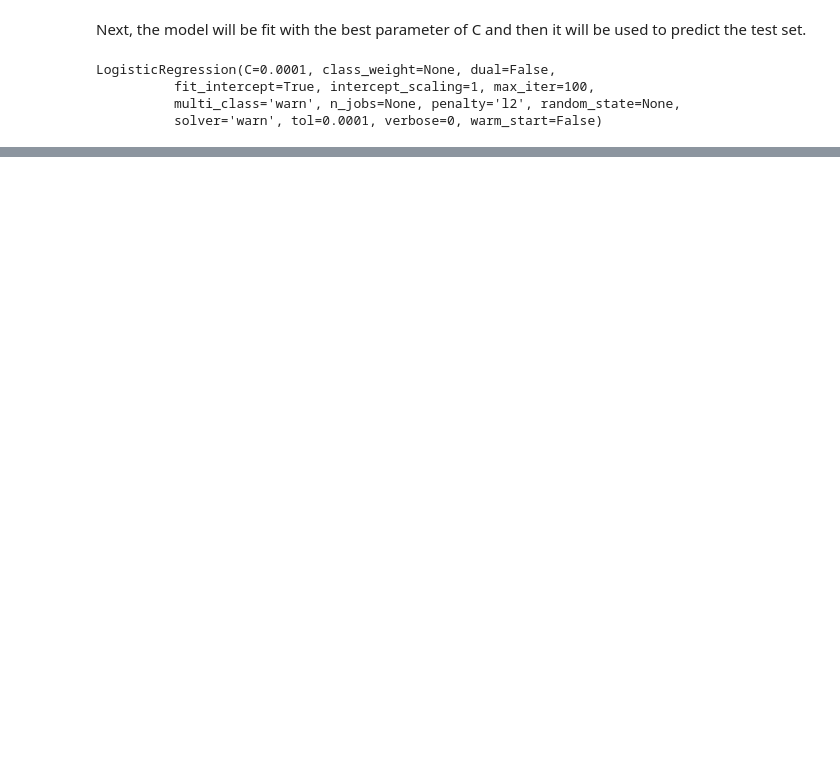
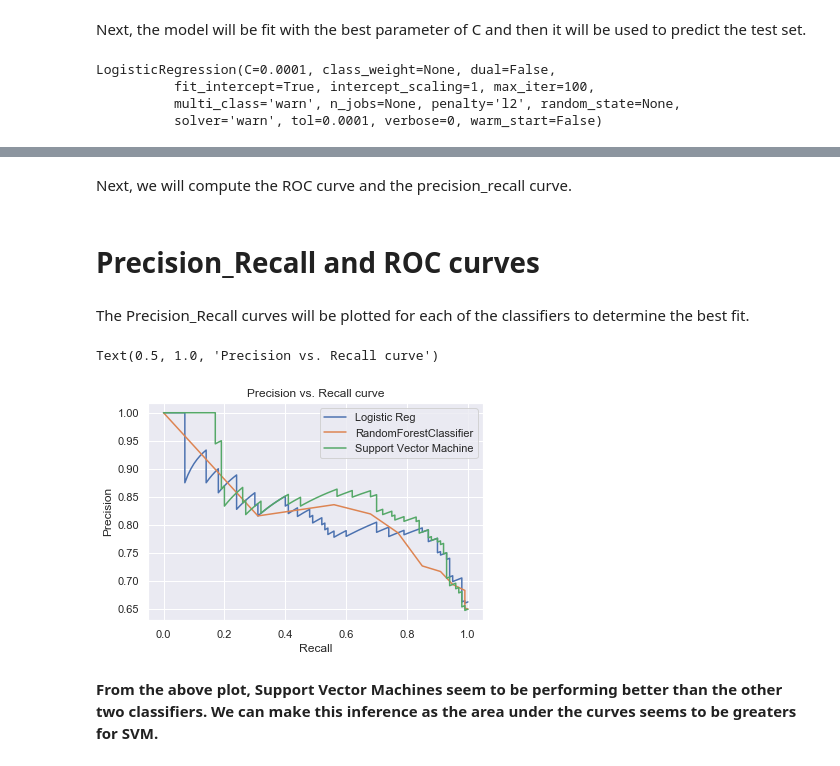
Before and after one commit to adjakka/Capstone_Projects, a Jupyter notebook: Springboard_Capstone_Project_1/Machine_Learning_steps.ipynb, the cells around one changed output, grey strips where cells are left out. Cells and saved outputs as stored; diff of their text form; code cells hidden in the pictures; blank space fills up the shorter version.

```diff
--- a/Springboard_Capstone_Project_1/Machine_Learning_steps.ipynb
+++ b/Springboard_Capstone_Project_1/Machine_Learning_steps.ipynb
@@ -362,0 +273,4 @@ Hyper parameter tuning will be performed to determing the best value of "C".
+# %%
+Xtrain, Xtest, ytrain, ytest = train_test_split(X_set_scale, y, random_state=42, test_size=0.25)
+# %%
+clf_log.fit(Xtrain, ytrain)
@@ -399,6 +326,8 @@ LogisticRegression(C=0.0001, class_weight=None, dual=False,
           solver='warn', tol=0.0001, verbose=0, warm_start=False)
 # %%
 y_preds = clf_log.predict(Xtest)
+# %%
+p_clf_log_ba = clf_log.predict_proba(Xtest)
 # %%
 accuracy_score(ytest, y_preds)
 # %% [output]
@@ -407,0 +348,4 @@ The accuracy score is close to ~76% which is really close to the training set ac
+# %% [markdown]
+Next, we will compute the ROC curve and the precision_recall curve.
+# %%
+precision_lg, recall_lg, thresholds_lg = precision_recall_curve(ytest, p_clf_log_ba[:, 1])
@@ -407,0 +354,17 @@ The accuracy score is close to ~76% which is really close to the training set ac
+# %% [markdown]
+# Precision_Recall and ROC curves
+# %% [markdown]
+The Precision_Recall curves will be plotted for each of the classifiers to determine the best fit.
+# %%
+plt.plot(recall_lg, precision_lg)
+plt.plot(recall_rf, precision_rf)
+plt.plot(recall_sv, precision_sv)
+plt.legend(('Logistic Reg', 'RandomForestClassifier', 'Support Vector Machine'))
+plt.xlabel('Recall')
+plt.ylabel('Precision')
+plt.title('Precision vs. Recall curve')
+# %% [output]
+Text(0.5, 1.0, 'Precision vs. Recall curve')
+[figure, added]
+# %% [markdown]
+**From the above plot, Support Vector Machines seem to be performing better than the other two classifiers. We can make this inference as the area under the curves seems to be greaters for SVM.**
```
Also changed, not shown: parts of 103 cells of this notebook.
